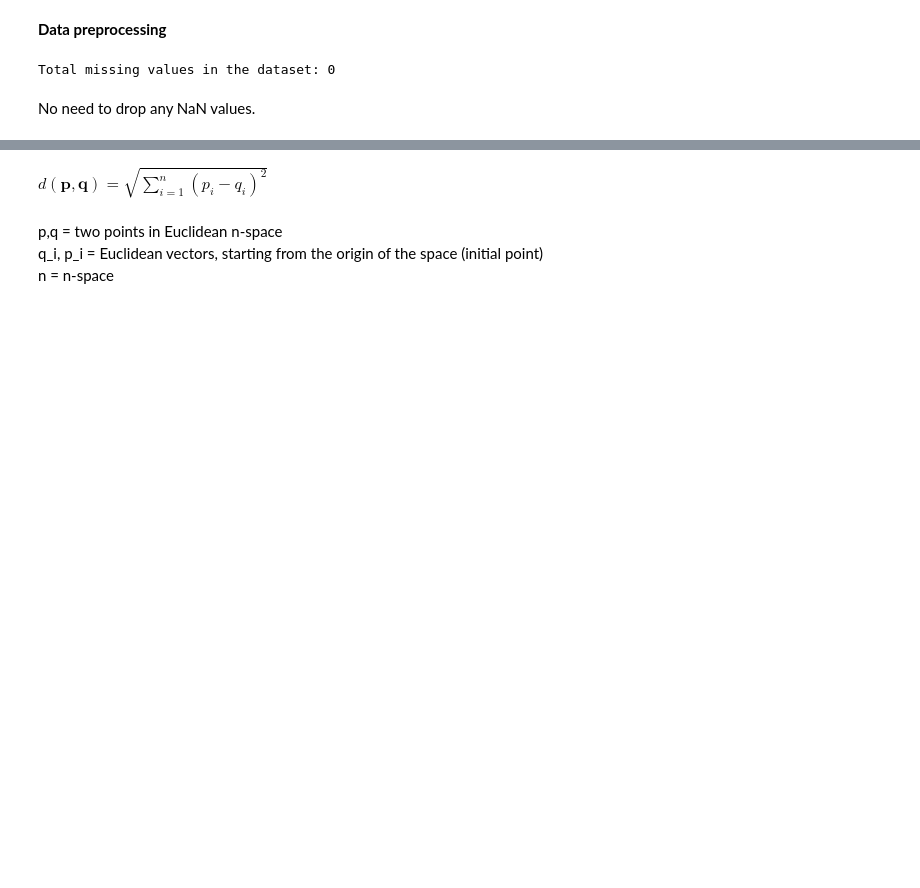
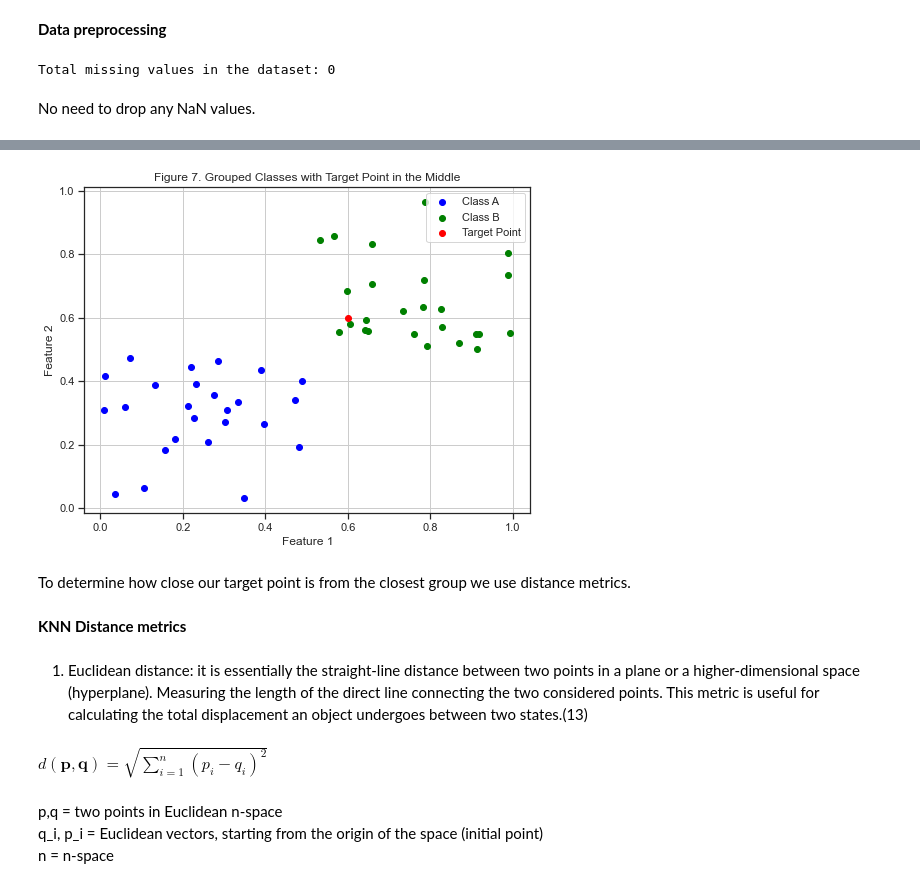
Before and after one commit to RobVergano/Machine-Learning, a Jupyter notebook: Project.ipynb, the cells around one changed output, grey strips where cells are left out. Saved outputs shown, nothing was run; the diff lists cells and outputs as text; code cells hidden in the pictures; blank space fills up the shorter version.

```diff
--- a/Project.ipynb
+++ b/Project.ipynb
@@ -394 +275,34 @@ plt.show()
+# %%
+# Example of KNN classification
+
+np.random.seed(0)
+# Example dataset:
+X_class_A = np.random.rand(25, 2) * 0.5  # Class A points in one quadrant
+X_class_B = np.random.rand(25, 2) * 0.5 + 0.5  # Class B points in another quadrant
+X_combined = np.vstack((X_class_A, X_class_B))  # Combining Class A and Class B
+y_combined = np.array(['Class A'] * 25 + ['Class B'] * 25)  # Labels
+
+# Target point
+target_point = np.array([[0.6, 0.6]])
+
+# Plotting the updated dataset
+plt.figure(figsize=(8, 6))
+plt.scatter(X_combined[y_combined == 'Class A', 0], X_combined[y_combined == 'Class A', 1], color='blue', label='Class A')
+plt.scatter(X_combined[y_combined == 'Class B', 0], X_combined[y_combined == 'Class B', 1], color='green', label='Class B')
+plt.scatter(target_point[:, 0], target_point[:, 1], color='red', label='Target Point')
+
+plt.title('Figure 7. Grouped Classes with Target Point in the Middle')
+plt.xlabel('Feature 1')
+plt.ylabel('Feature 2')
+plt.legend()
+plt.grid(True)
+plt.show()
+# %% [output]
+[figure, added]
+# %% [markdown]
+To determine how close our target point is from the closest group we use distance metrics.
+# %% [markdown]
+**KNN Distance metrics**
+# %% [markdown]
+1. Euclidean distance: it is essentially the straight-line distance between two points in a plane or a higher-dimensional space (hyperplane). Measuring the length of the direct line connecting the two considered points. This metric is useful for calculating the total displacement an object undergoes between two states.(13)
 # %%
```
Also changed, not shown: parts of 57 cells of this notebook.
